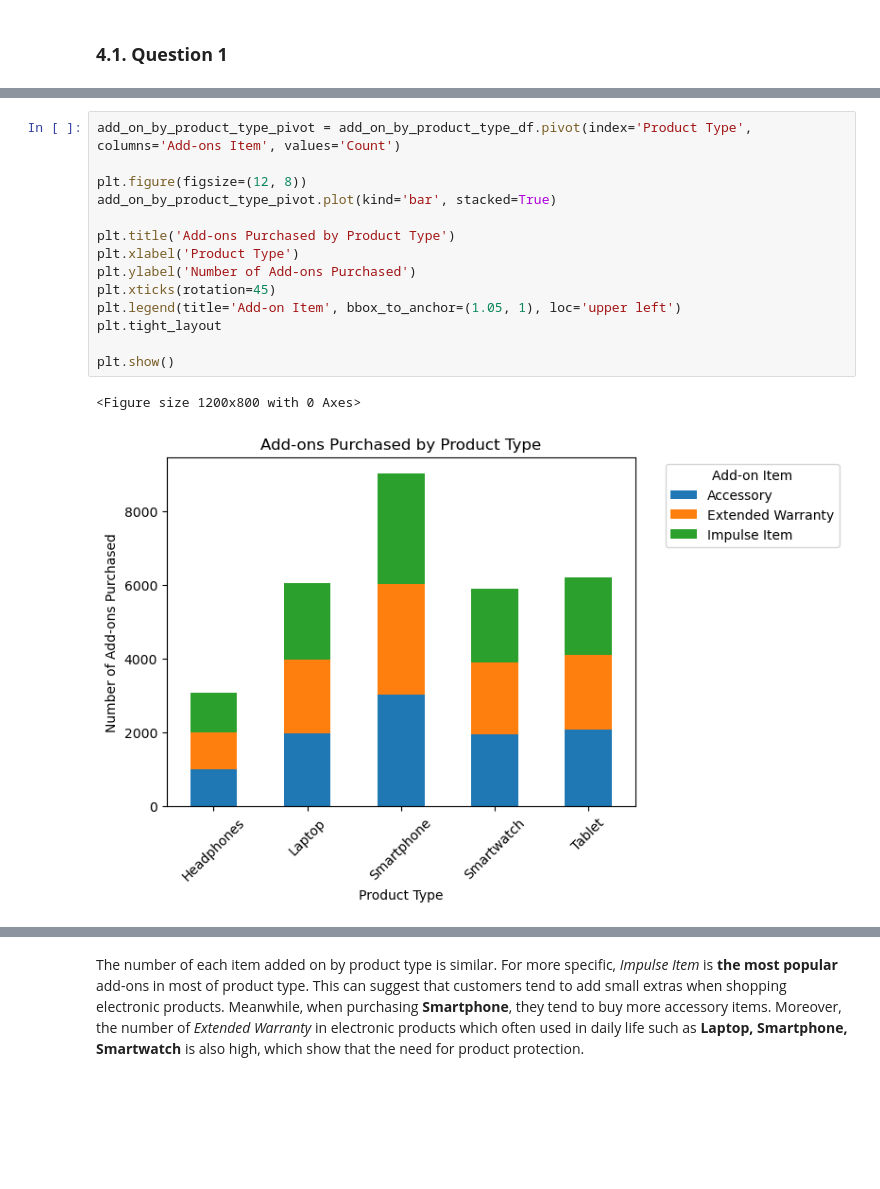
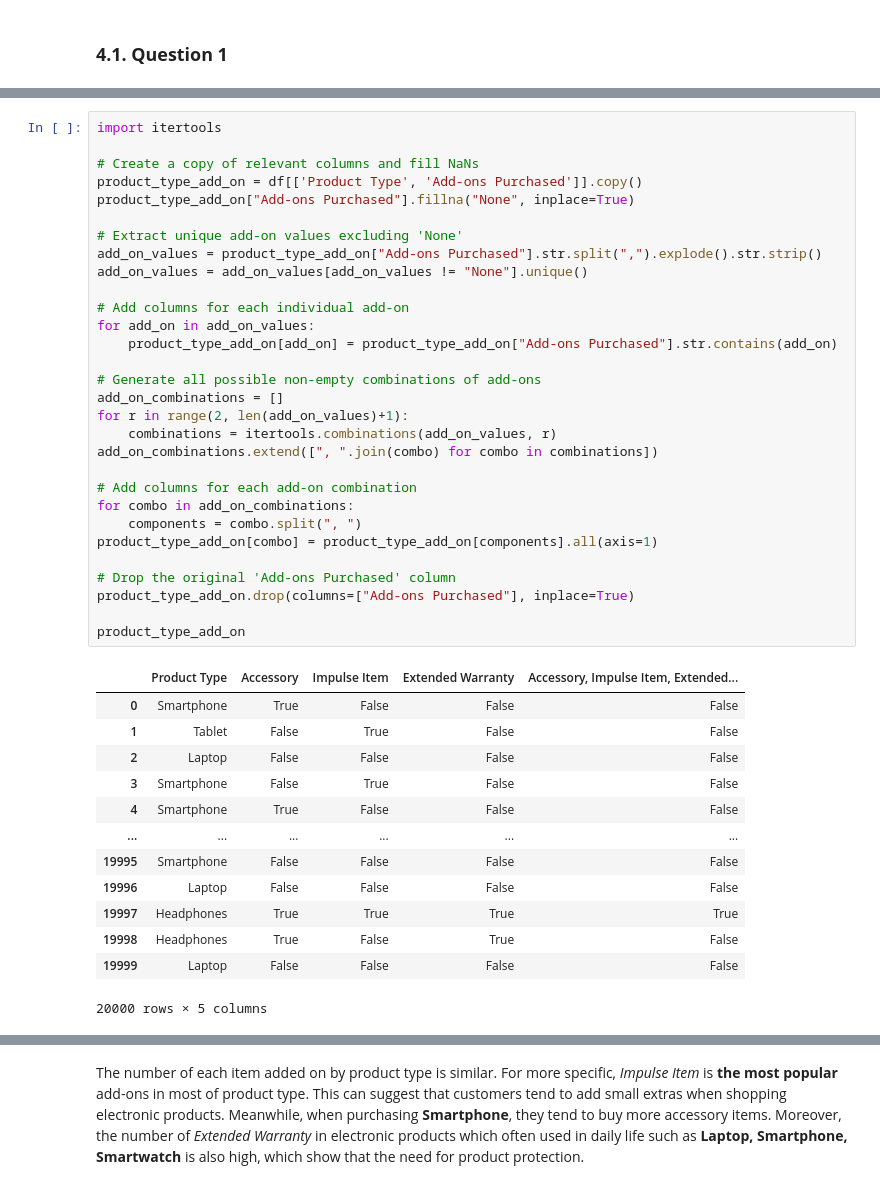
Before and after one commit to LtnLinh/CSC17104-Programming-for-Data-Science, a Jupyter notebook: Notebook.ipynb, the cells around one changed output, grey strips where cells are left out. Drawn from its saved outputs; the diff is of its cells as text; blank space fills up the shorter version.

```diff
--- a/Notebook.ipynb
+++ b/Notebook.ipynb
@@ -567,17 +491,44 @@ Total of bought Add-ons Items by Product Type
-# %%
-add_on_by_product_type_pivot = add_on_by_product_type_df.pivot(index='Product Type', columns='Add-ons Item', values='Count')
-
-plt.figure(figsize=(12, 8))
-add_on_by_product_type_pivot.plot(kind='bar', stacked=True)
-
-plt.title('Add-ons Purchased by Product Type')
-plt.xlabel('Product Type')
-plt.ylabel('Number of Add-ons Purchased')
-plt.xticks(rotation=45)
-plt.legend(title='Add-on Item', bbox_to_anchor=(1.05, 1), loc='upper left')
-plt.tight_layout
-
-plt.show()
-# %% [output]
-<Figure size 1200x800 with 0 Axes>
-[figure, removed]
+# %%
+import itertools
+
+# Create a copy of relevant columns and fill NaNs
+product_type_add_on = df[['Product Type', 'Add-ons Purchased']].copy()
+product_type_add_on["Add-ons Purchased"].fillna("None", inplace=True)
+
+# Extract unique add-on values excluding 'None'
+add_on_values = product_type_add_on["Add-ons Purchased"].str.split(",").explode().str.strip()
+add_on_values = add_on_values[add_on_values != "None"].unique()
+
+# Add columns for each individual add-on
+for add_on in add_on_values:
+	product_type_add_on[add_on] = product_type_add_on["Add-ons Purchased"].str.contains(add_on)
+
+# Generate all possible non-empty combinations of add-ons
+add_on_combinations = []
+for r in range(2, len(add_on_values)+1):
+	combinations = itertools.combinations(add_on_values, r)
+add_on_combinations.extend([", ".join(combo) for combo in combinations])
+
+# Add columns for each add-on combination
+for combo in add_on_combinations:
+	components = combo.split(", ")
+product_type_add_on[combo] = product_type_add_on[components].all(axis=1)
+
+# Drop the original 'Add-ons Purchased' column
+product_type_add_on.drop(columns=["Add-ons Purchased"], inplace=True)
+
+product_type_add_on
+# %% [output]
+|  | Product Type | Accessory | Impulse Item | Extended Warranty | Accessory, Impulse Item, Extended... |
+| 0 | Smartphone | True | False | False | False |
+| 1 | Tablet | False | True | False | False |
+| 2 | Laptop | False | False | False | False |
+| 3 | Smartphone | False | True | False | False |
+| 4 | Smartphone | True | False | False | False |
+| ... | ... | ... | ... | ... | ... |
+| 19995 | Smartphone | False | False | False | False |
+| 19996 | Laptop | False | False | False | False |
+| 19997 | Headphones | True | True | True | True |
+| 19998 | Headphones | True | False | True | False |
+| 19999 | Laptop | False | False | False | False |
+20000 rows × 5 columns
```
Also changed, not shown: parts of 6 cells of this notebook.
